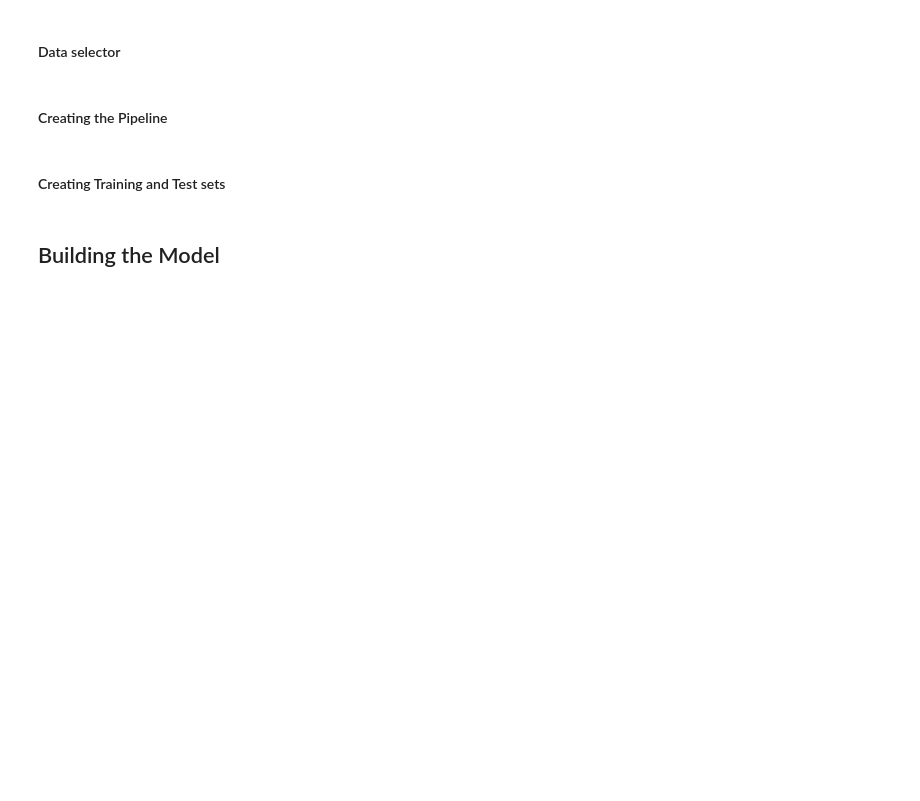
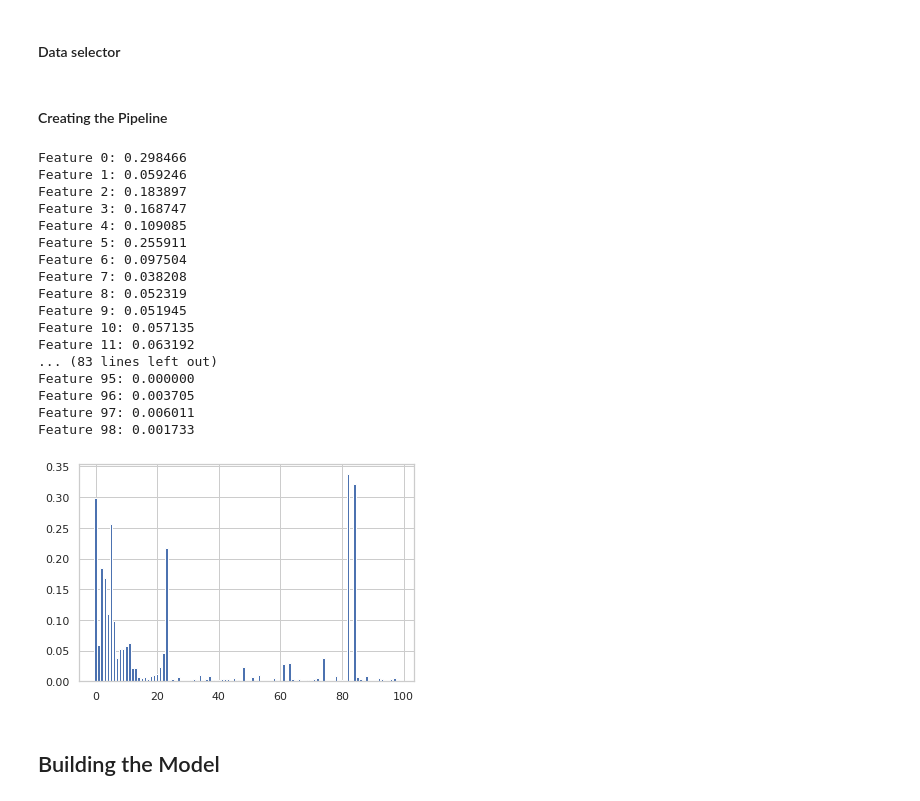
Before and after one commit to waltersmac/Predicting-AirBnB-Prices, a Jupyter notebook: notebooks/1.0-rw-data-exploration.ipynb, the cells around one changed output. Drawn from its saved outputs; the diff is of its cells as text; code cells hidden in the pictures; blank space fills up the shorter version.

Commit message:
Updating notebook with new feature selection using SelectKBest and mutual_info_regression for scoring, currently testing and will review

```diff
--- a/notebooks/1.0-rw-data-exploration.ipynb
+++ b/notebooks/1.0-rw-data-exploration.ipynb
@@ -553,2 +555,0 @@ X_train_prepared = full_pipeline.fit_transform(X_train)
-# %% [markdown]
-#### Creating Training and Test sets
@@ -560,3 +556,48 @@ X_train_prepared = full_pipeline.fit_transform(X_train)
+# %%
+# example of mutual information feature selection for numerical input data
+from sklearn.feature_selection import SelectKBest
+from sklearn.feature_selection import mutual_info_regression
+
+# feature selection
+def select_features(X_train, y_train, X_test, k='all'):
+    # configure to select all features
+    fs = SelectKBest(score_func=mutual_info_regression, k=k)
+    # learn relationship from training data
+    fs.fit(X_train, y_train)
+    # transform train input data
+    X_train_fs = fs.transform(X_train)
+    # transform test input data
+    X_test_fs = fs.transform(X_test)
+    return X_train_fs, X_test_fs, fs
+
+
+# feature selection
+X_train_fs, X_test_fs, fs = select_features(X_train_prepared, y_train, X_test_prepared)
+# what are scores for the features
+for i in range(len(fs.scores_)):
+    print('Feature %d: %f' % (i, fs.scores_[i]))
+# plot the scores
+plt.bar([i for i in range(len(fs.scores_))], fs.scores_)
+plt.show()
+# %% [output]
+Feature 0: 0.298466
+Feature 1: 0.059246
+Feature 2: 0.183897
+Feature 3: 0.168747
+Feature 4: 0.109085
+Feature 5: 0.255911
+Feature 6: 0.097504
+Feature 7: 0.038208
+Feature 8: 0.052319
+Feature 9: 0.051945
+Feature 10: 0.057135
+Feature 11: 0.063192
+... (83 lines left out)
+Feature 95: 0.000000
+Feature 96: 0.003705
+Feature 97: 0.006011
+Feature 98: 0.001733
+[figure, added]
 # %% [markdown]
 ## Building the Model
 # %% [markdown]
```
Also changed, not shown: parts of 21 cells of this notebook.
